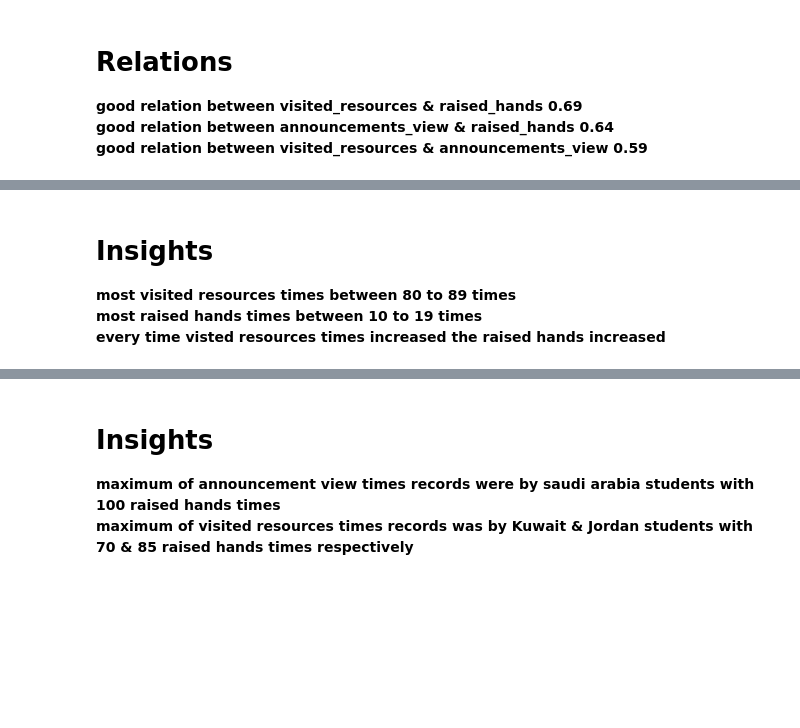
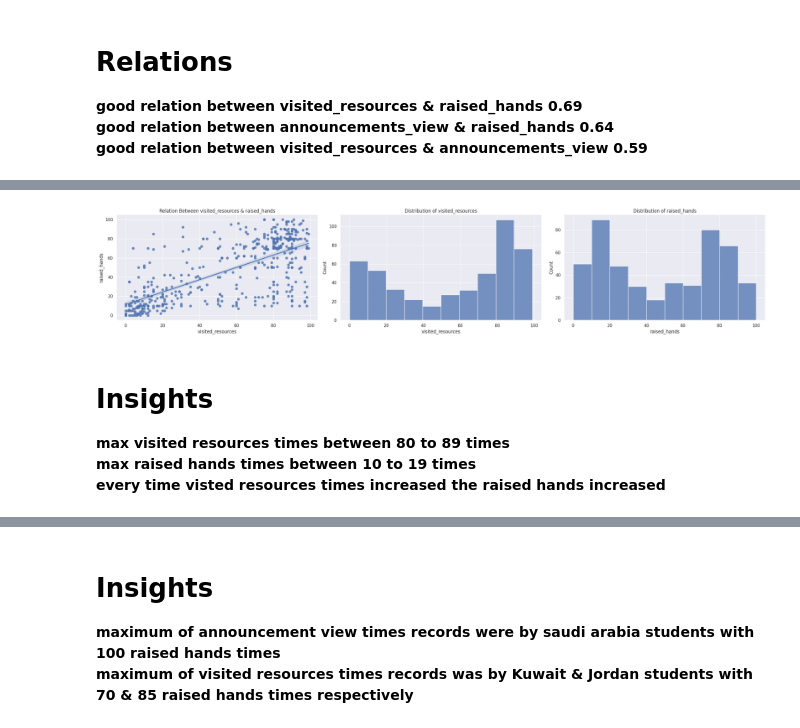
Before and after one commit to AhmAnwar/Students-Academic-Performance-Dataset_EDA, a Jupyter notebook: students-academic-performance-dataset-eda.ipynb, the cells around one changed output, grey strips where cells are left out. Saved outputs shown, nothing was run; the diff lists cells and outputs as text; code cells hidden in the pictures; blank space fills up the shorter version.

```diff
--- a/students-academic-performance-dataset-eda.ipynb
+++ b/students-academic-performance-dataset-eda.ipynb
@@ -255,11 +240,20 @@ px.imshow(performance.select_dtypes(exclude='object').corr(numeric_only=True),\
 # %%
 # Relation Between Num of Times Student Visted Resources & Num of Times Student Raised His Hand
 
-px.scatter(data_frame=performance,\
-           x='visited_resources',\
-           y='raised_hands',\
-           trendline='ols',\
-           marginal_x='histogram',\
-           marginal_y='histogram',\
-           title='Relation Between Num of Times Student Visted Resources & Num of Times Student Raised His Hand')
+plt.figure(figsize= (25, 5))
+
+plt.subplot(1, 3, 1)
+sns.regplot(data= df, x= 'visited_resources', y= 'raised_hands')
+plt.title('Relation Between visited_resources & raised_hands')
+
+plt.subplot(1, 3, 2)
+sns.histplot(data= df, x= 'visited_resources', bins= 10)
+plt.title('Distribution of visited_resources')
+
+plt.subplot(1, 3, 3)
+sns.histplot(data= df, x= 'raised_hands', bins= 10)
+plt.title('Distribution of raised_hands')
+
+plt.tight_layout()
+plt.show()
 # %% [output]
@@ -267,6 +260,7 @@ px.scatter(data_frame=performance,\
+[figure, added]
 # %% [markdown]
 # Insights
-**most visited resources times between 80 to 89 times**
-**most raised hands times between 10 to 19 times**
+**max visited resources times between 80 to 89 times**
+**max raised hands times between 10 to 19 times**
 **every time visted resources times increased the raised hands increased**
 # %%
```
Also changed, not shown: parts of 22 cells of this notebook.
